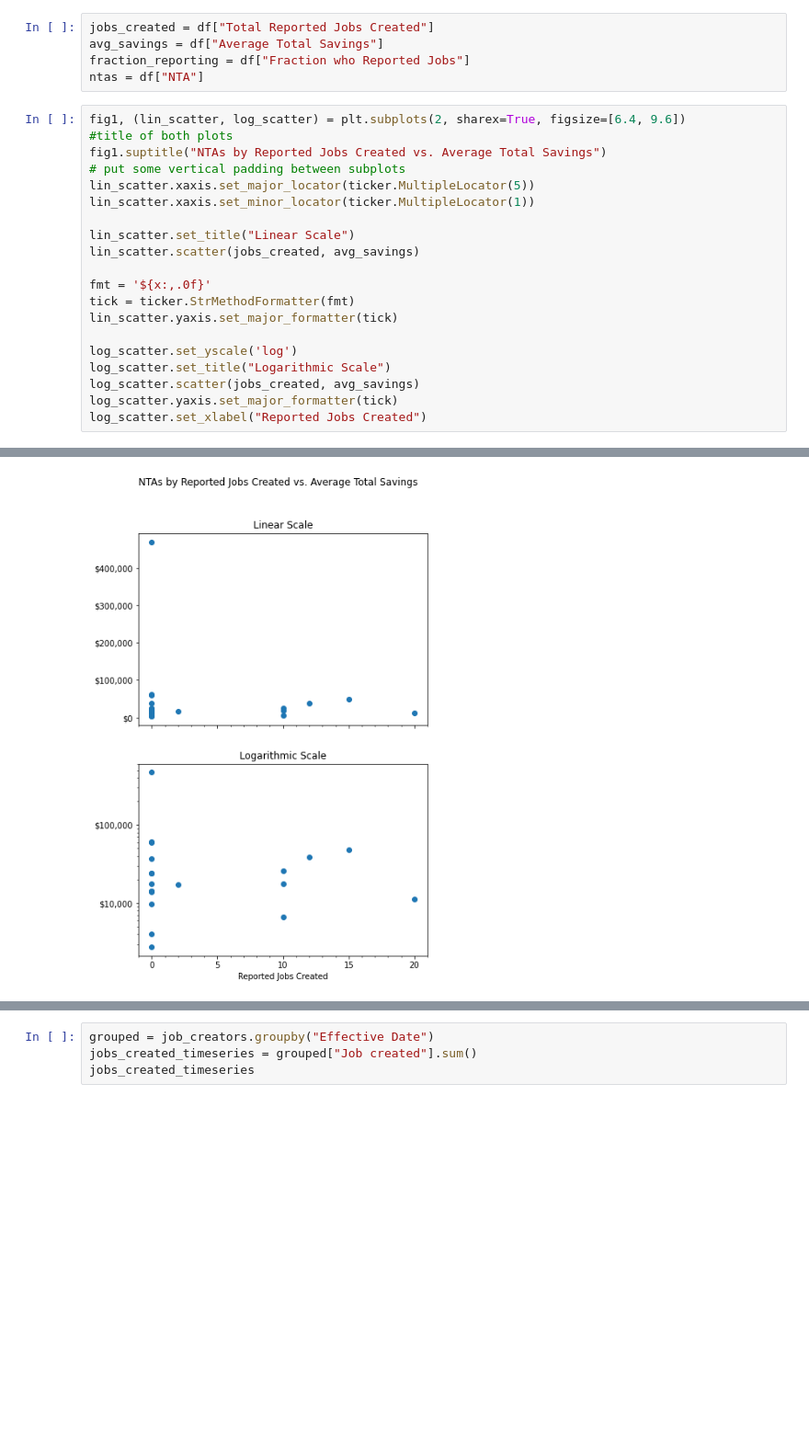
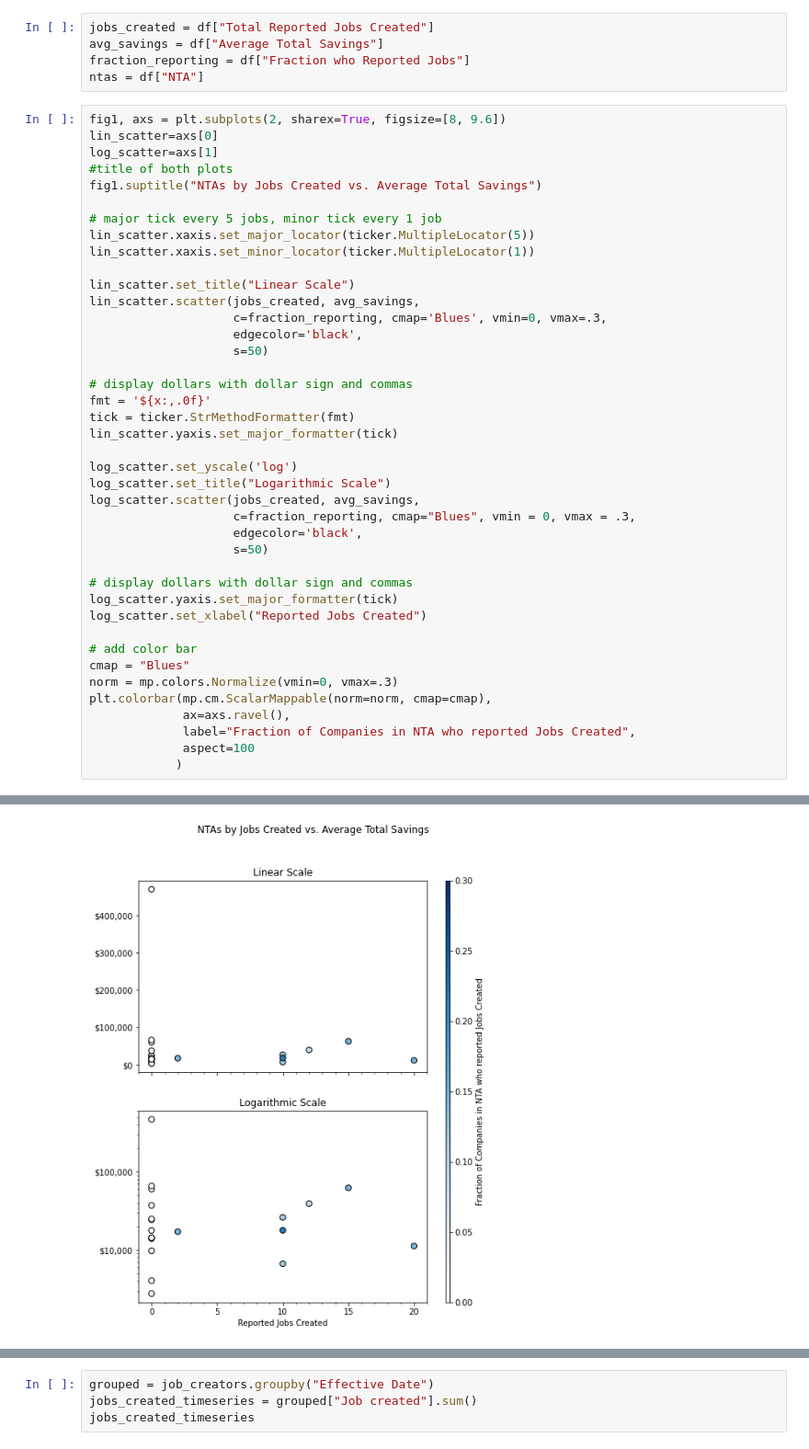
Before and after one commit to aberkoff/binder-framework, a Jupyter notebook: milestone0.ipynb, the cells around one changed output, grey strips where cells are left out. Shown at 92% size. Saved outputs shown, nothing was run; the diff lists cells and outputs as text; blank space fills up the shorter version.

```diff
--- a/milestone0.ipynb
+++ b/milestone0.ipynb
@@ -123,23 +248,44 @@ avg_savings = df["Average Total Savings"]
 fraction_reporting = df["Fraction who Reported Jobs"]
 ntas = df["NTA"]
 # %%
-fig1, (lin_scatter, log_scatter) = plt.subplots(2, sharex=True, figsize=[6.4, 9.6])
+fig1, axs = plt.subplots(2, sharex=True, figsize=[8, 9.6])
+lin_scatter=axs[0]
+log_scatter=axs[1]
 #title of both plots
-fig1.suptitle("NTAs by Reported Jobs Created vs. Average Total Savings")
-# put some vertical padding between subplots
+fig1.suptitle("NTAs by Jobs Created vs. Average Total Savings")
+
+# major tick every 5 jobs, minor tick every 1 job
 lin_scatter.xaxis.set_major_locator(ticker.MultipleLocator(5))
 lin_scatter.xaxis.set_minor_locator(ticker.MultipleLocator(1))
 
 lin_scatter.set_title("Linear Scale")
-lin_scatter.scatter(jobs_created, avg_savings)
+lin_scatter.scatter(jobs_created, avg_savings,
+                    c=fraction_reporting, cmap='Blues', vmin=0, vmax=.3,
+                    edgecolor='black',
+                    s=50)
 
+# display dollars with dollar sign and commas
 fmt = '${x:,.0f}'
 tick = ticker.StrMethodFormatter(fmt)
 lin_scatter.yaxis.set_major_formatter(tick)
 
 log_scatter.set_yscale('log')
 log_scatter.set_title("Logarithmic Scale")
-log_scatter.scatter(jobs_created, avg_savings)
+log_scatter.scatter(jobs_created, avg_savings,
+                    c=fraction_reporting, cmap="Blues", vmin = 0, vmax = .3,
+                    edgecolor='black',
+                    s=50)
+
+# display dollars with dollar sign and commas
 log_scatter.yaxis.set_major_formatter(tick)
 log_scatter.set_xlabel("Reported Jobs Created")
+
+# add color bar
+cmap = "Blues"
+norm = mp.colors.Normalize(vmin=0, vmax=.3)
+plt.colorbar(mp.cm.ScalarMappable(norm=norm, cmap=cmap),
+             ax=axs.ravel(),
+             label="Fraction of Companies in NTA who reported Jobs Created",
+             aspect=100
+            )
 # %% [output]
@@ -147 +293 @@ Text(0.5, 0, 'Reported Jobs Created')
-[figure, old version]
+[figure, new version]
```
Also changed, not shown: parts of 48 cells of this notebook.
